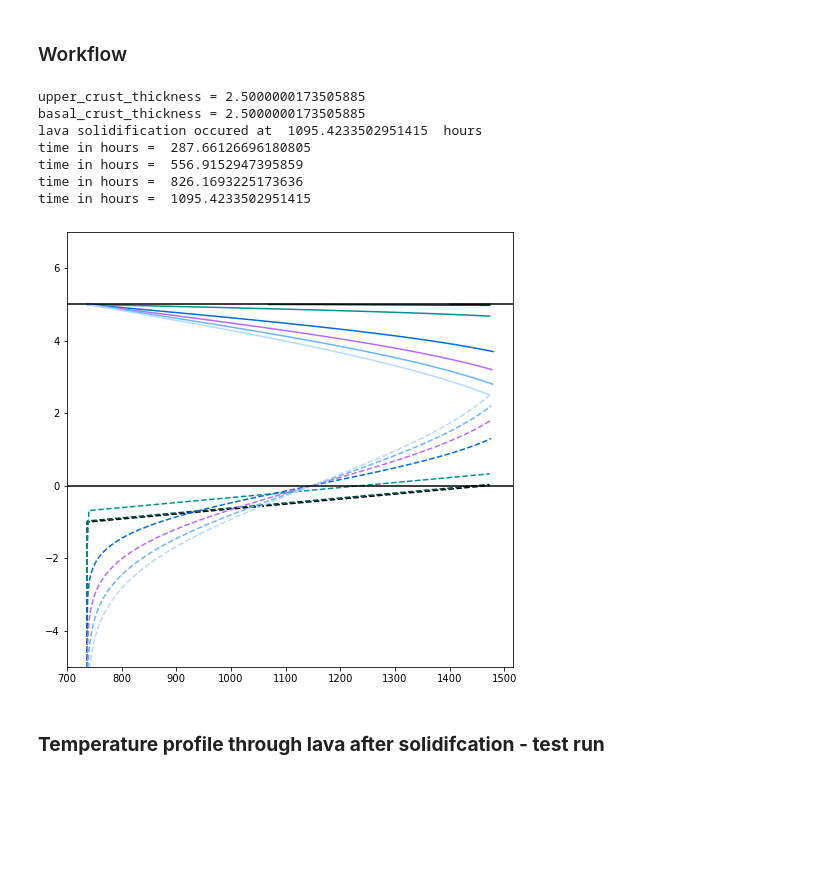
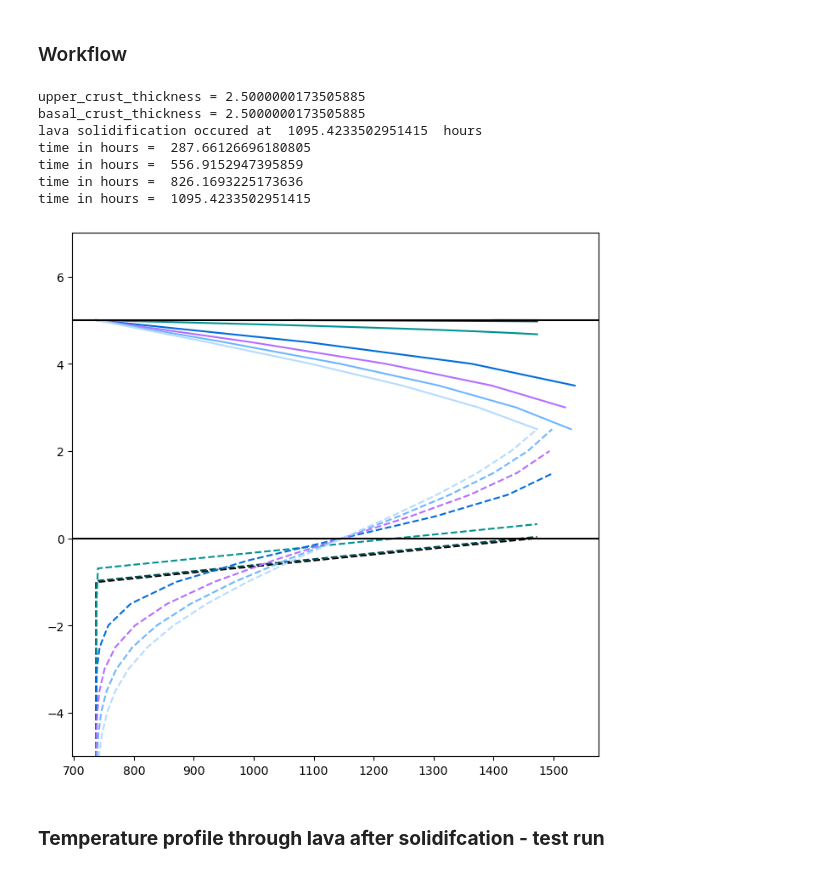
Before and after one commit to iganache/lavatherm1D, a Jupyter notebook: 1d_cooling.ipynb, the cells around one changed output. Saved outputs shown, nothing was run; the diff lists cells and outputs as text; code cells hidden in the pictures; blank space fills up the shorter version.

```diff
--- a/1d_cooling.ipynb
+++ b/1d_cooling.ipynb
@@ -245,7 +245,7 @@ z_lower_solid = 0
 T_upper_solid = 0
 T_lower_solid = 0
 
-dy = 1e-1
+dy = 0.5
 for i, t in enumerate(time):
     if i > 0:
         print("time in hours = ", t/3600)
@@ -261,34 +261,34 @@ for i, t in enumerate(time):
         # Tz_lower = temp_lower_crust(Tlava, Tsub, l_lower, kappa, y_lower, t)
 
         y_upper = np.arange(0, C_upper+dy, dy)
         T_upper = (((Tlava-Tsub) / erf(l_upper)) * erf((y_upper) / 2/(kappa*t)**0.5)) + Tsub
         # Tz_upper = temp_upper_crust(Tlava, Ts, l, kappa, y_upper, t):
 
         if t==time[-1]:
             z_lower_solid = y_lower
             z_upper_solid = lava_thickness-y_upper
             T_lower_solid = T_lower
             T_upper_solid = T_upper
 
 
         ax.plot(T_lower, y_lower, "--", color = colors[5+i])
         ax.plot(T_upper, lava_thickness-y_upper, color = colors[5+i])
 
 
 plt.axhline(5, color='k')
 plt.axhline(0, color='k')
 
 plt.ylim(-5, lava_thickness + 2)
 plt.show()
 # %% [output]
 upper_crust_thickness = 2.5000000173505885
 basal_crust_thickness = 2.5000000173505885
 lava solidification occured at  1095.4233502951415  hours
 time in hours =  287.66126696180805
 time in hours =  556.9152947395859
 time in hours =  826.1693225173636
 time in hours =  1095.4233502951415
-[figure, old version]
+[figure, new version]
 # %% [markdown]
 ### <b> Temperature profile through lava after solidifcation - test run </b>
 # %%
```
Also changed, not shown: parts of 6 cells of this notebook.
